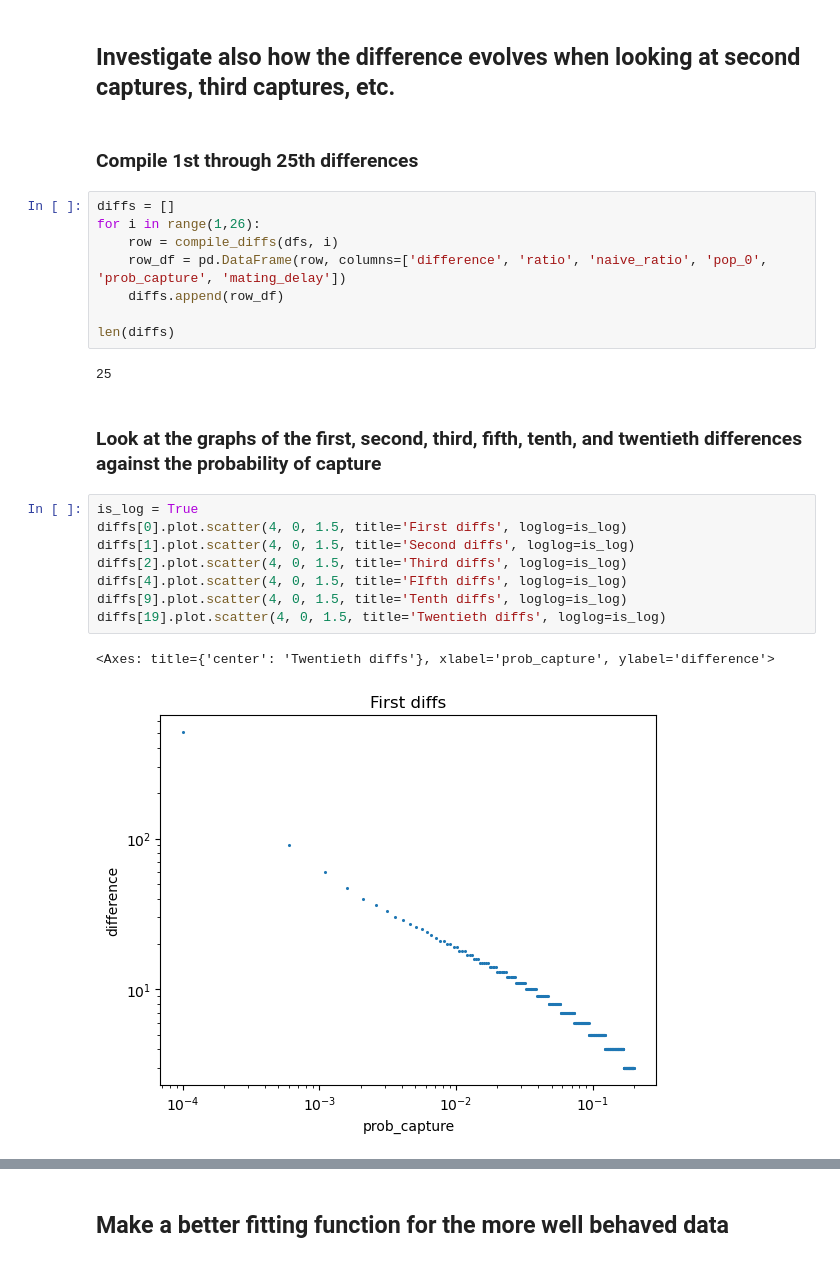
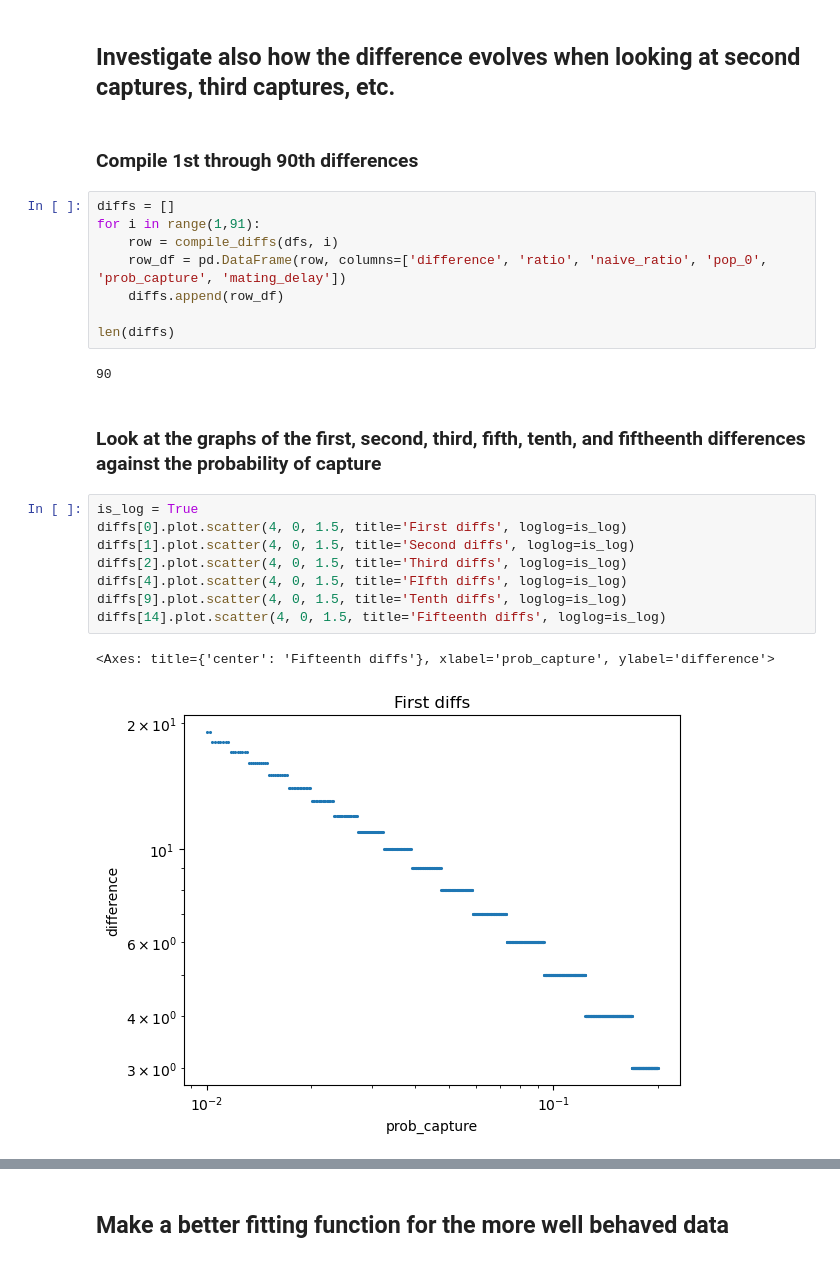
Before and after one commit to PacificBird/InsectPhenologyCaptureSim, a Jupyter notebook: multi_analysis.ipynb, the cells around one changed output, grey strips where cells are left out. Saved outputs shown, nothing was run; the diff lists cells and outputs as text.

```diff
--- a/multi_analysis.ipynb
+++ b/multi_analysis.ipynb
@@ -240,27 +225,27 @@ pd.concat([first_capture.head(), first_emergence.head()])
 # %% [markdown]
 ## Investigate also how the difference evolves when looking at second captures, third captures, etc.
 # %% [markdown]
-### Compile 1st through 25th differences
+### Compile 1st through 90th differences
 # %%
 diffs = []
-for i in range(1,26):
+for i in range(1,91):
     row = compile_diffs(dfs, i)
     row_df = pd.DataFrame(row, columns=['difference', 'ratio', 'naive_ratio', 'pop_0', 'prob_capture', 'mating_delay'])
     diffs.append(row_df)
 
 len(diffs)
 # %% [output]
-25
+90
 # %% [markdown]
-### Look at the graphs of the first, second, third, fifth, tenth, and twentieth differences against the probability of capture
+### Look at the graphs of the first, second, third, fifth, tenth, and fiftheenth differences against the probability of capture
 # %%
 is_log = True
 diffs[0].plot.scatter(4, 0, 1.5, title='First diffs', loglog=is_log)
 diffs[1].plot.scatter(4, 0, 1.5, title='Second diffs', loglog=is_log)
 diffs[2].plot.scatter(4, 0, 1.5, title='Third diffs', loglog=is_log)
 diffs[4].plot.scatter(4, 0, 1.5, title='FIfth diffs', loglog=is_log)
 diffs[9].plot.scatter(4, 0, 1.5, title='Tenth diffs', loglog=is_log)
-diffs[19].plot.scatter(4, 0, 1.5, title='Twentieth diffs', loglog=is_log)
+diffs[14].plot.scatter(4, 0, 1.5, title='Fifteenth diffs', loglog=is_log)
 # %% [output]
-<Axes: title={'center': 'Twentieth diffs'}, xlabel='prob_capture', ylabel='difference'>
+<Axes: title={'center': 'Fifteenth diffs'}, xlabel='prob_capture', ylabel='difference'>
-[figure, old version]
+[figure, new version]
```
Also changed, not shown: parts of 34 cells of this notebook, 3 other files.
